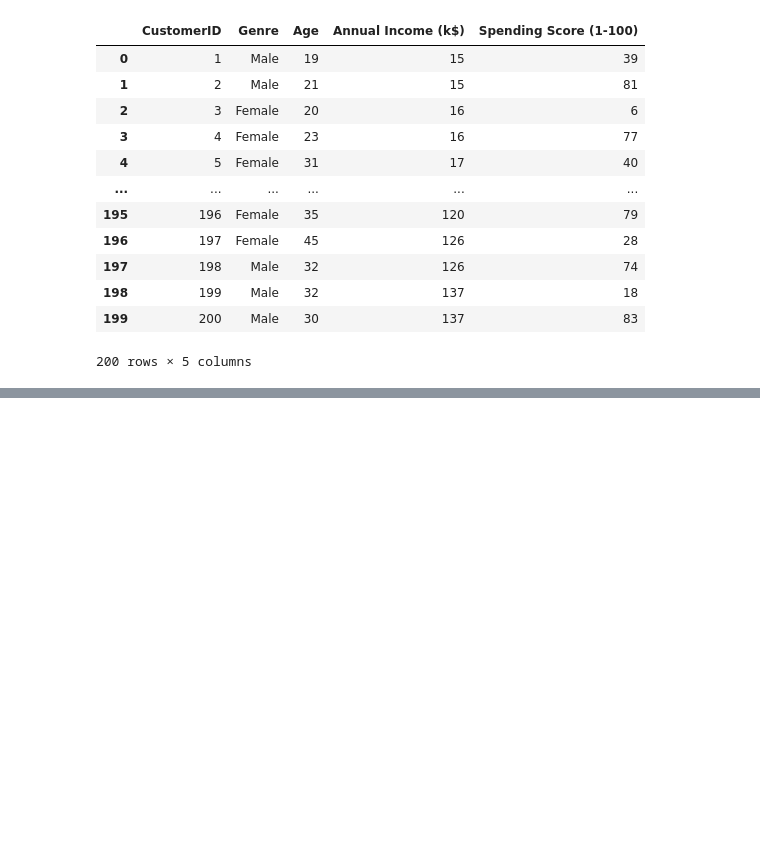
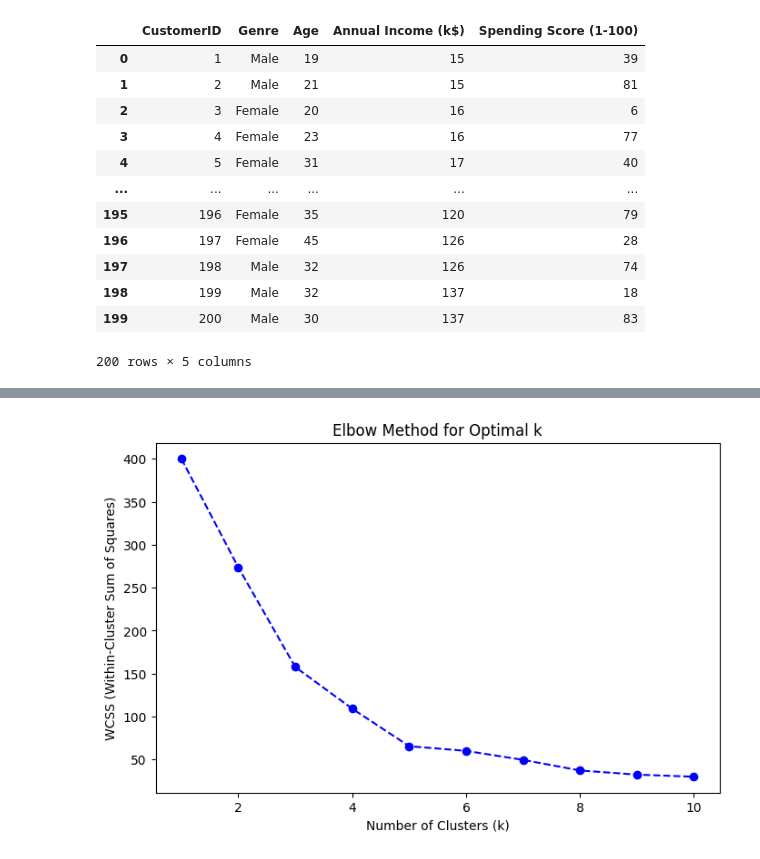
Before and after one commit to codyasbin/ML-AI-projects, a Jupyter notebook: Clustering/Mall Customers.ipynb, the cells around one changed output, grey strips where cells are left out. Drawn from its saved outputs; the diff is of its cells as text; code cells hidden in the pictures; blank space fills up the shorter version.

```diff
--- a/Clustering/Mall Customers.ipynb
+++ b/Clustering/Mall Customers.ipynb
@@ -19,0 +47,29 @@ df
+# %%
+from sklearn.preprocessing import StandardScaler
+
+# Select relevant features
+X = df[['Annual Income (k$)', 'Spending Score (1-100)']]
+
+# Standardize data
+scaler = StandardScaler()
+X_scaled = scaler.fit_transform(X)
+# %%
+import matplotlib.pyplot as plt
+from sklearn.cluster import KMeans
+
+# Calculate WCSS for different k values
+wcss = []
+for i in range(1, 11):
+    kmeans = KMeans(n_clusters=i, init='k-means++', random_state=42)
+    kmeans.fit(X_scaled)
+    wcss.append(kmeans.inertia_)
+
+# Plot the Elbow Method graph
+plt.figure(figsize=(8, 5))
+plt.plot(range(1, 11), wcss, marker='o', linestyle='--', color='b')
+plt.xlabel('Number of Clusters (k)')
+plt.ylabel('WCSS (Within-Cluster Sum of Squares)')
+plt.title('Elbow Method for Optimal k')
+plt.show()
+# %% [output]
+[figure, added]
```
Also changed, not shown: parts of 4 cells of this notebook, 25 other files.
